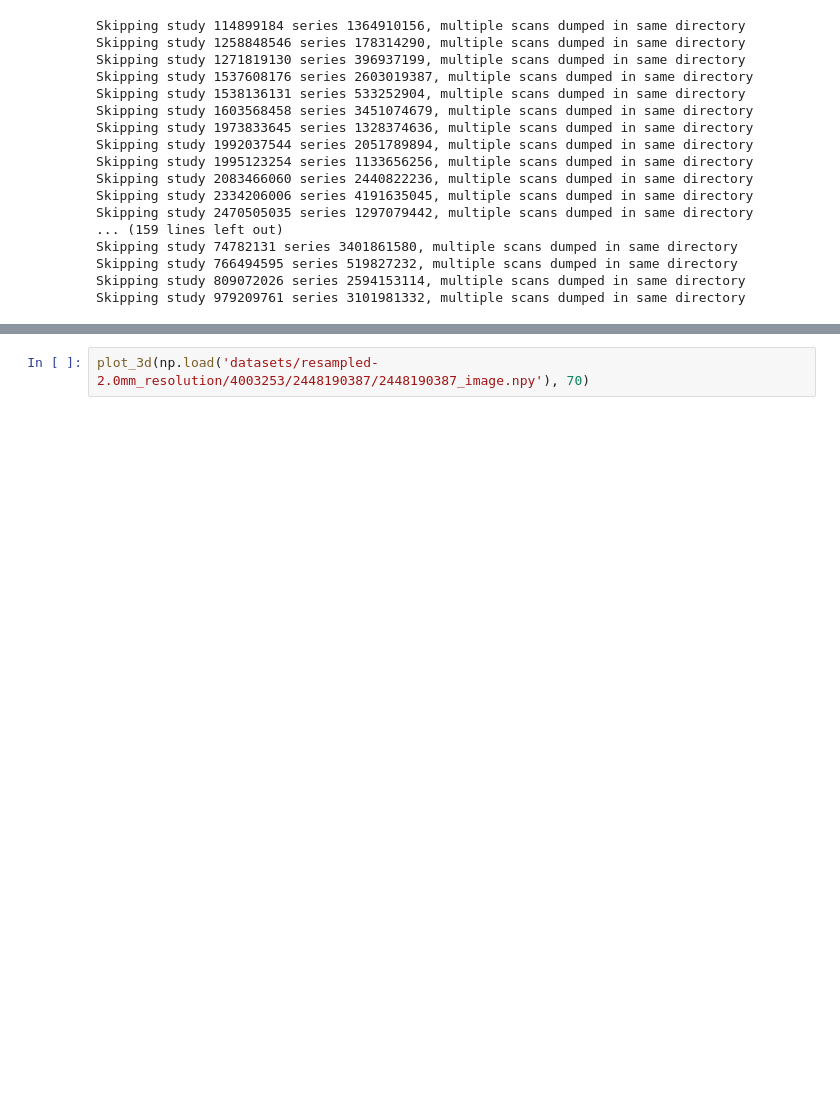
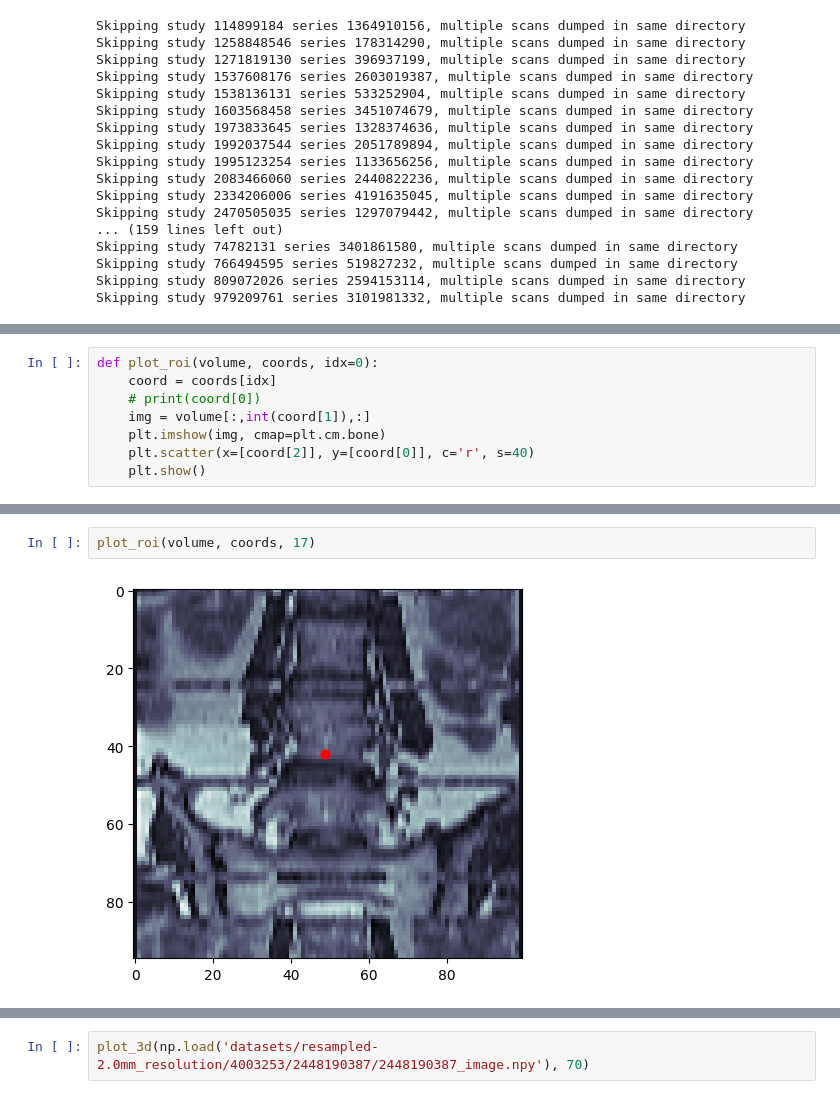
Before and after one commit to hmhornung/Lumbar-Spine-Degenerative-Classification, a Jupyter notebook: preprocessing/preprocess.ipynb, the cells around one changed output, grey strips where cells are left out. Cells and saved outputs as stored; diff of their text form; blank space fills up the shorter version.

```diff
--- a/preprocessing/preprocess.ipynb
+++ b/preprocessing/preprocess.ipynb
@@ -160,0 +160,8 @@ plot_3d(np.load('datasets/resampled-1.5mm_resolution/4003253/2448190387/24481903
+# %%
+def plot_roi(volume, coords, idx=0):
+    coord = coords[idx]
+    # print(coord[0])
+    img = volume[:,int(coord[1]),:]
+    plt.imshow(img, cmap=plt.cm.bone)
+    plt.scatter(x=[coord[2]], y=[coord[0]], c='r', s=40)
+    plt.show()
@@ -160,0 +203,4 @@ plot_3d(np.load('datasets/resampled-1.5mm_resolution/4003253/2448190387/24481903
+# %%
+plot_roi(volume, coords, 17)
+# %% [output]
+[figure, added]
```
Also changed, not shown: parts of 9 cells of this notebook, 2 other files.
